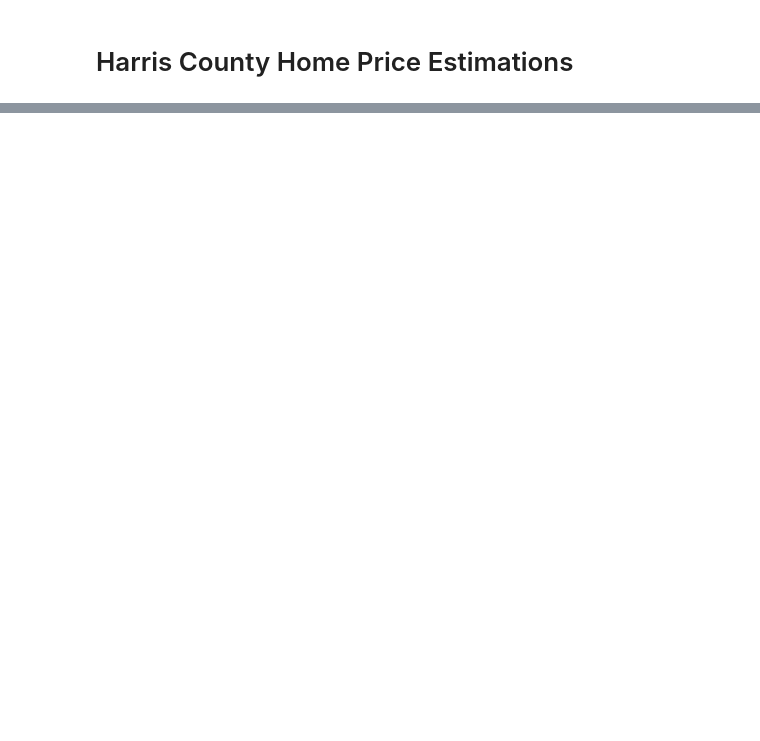
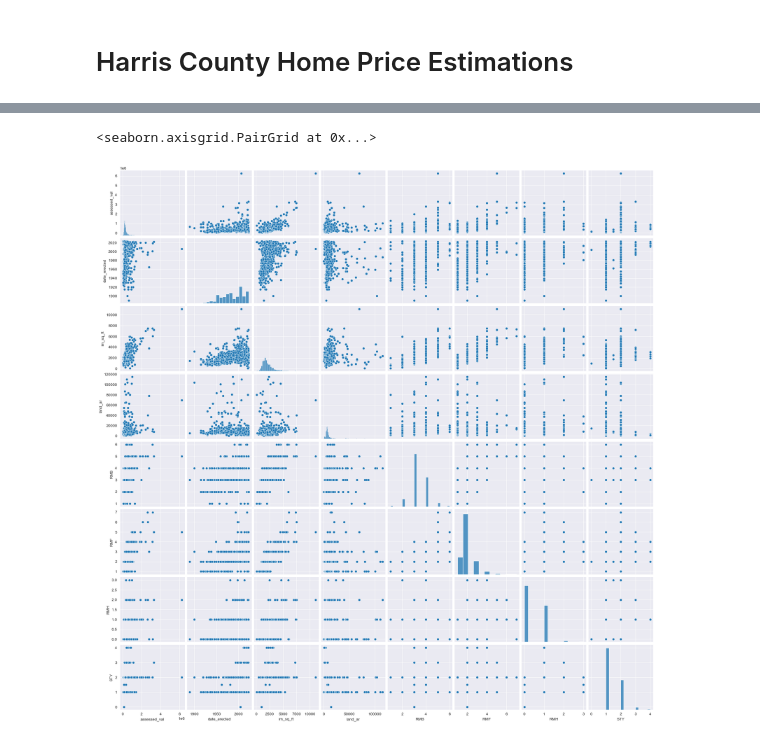
Before and after one commit to PorkChopExpress86/HouseProtestValues, a Jupyter notebook: HouseValues-continuous.ipynb, the cells around one changed output, grey strips where cells are left out. Cells and saved outputs as stored; diff of their text form; code cells hidden in the pictures; blank space fills up the shorter version.

```diff
--- a/HouseValues-continuous.ipynb
+++ b/HouseValues-continuous.ipynb
@@ -100,2 +88,5 @@ fixtures = None
 # %%
-# sns.pairplot(data=all_df, vars=['assessed_val', 'date_erected', 'im_sq_ft', 'school_dist', 'Neighborhood_Code'])
+sns.pairplot(data=sample_df, vars=['assessed_val', 'date_erected', 'im_sq_ft', 'land_ar', 'RMB', 'RMF', 'RMH', 'STY'])
+# %% [output]
+<seaborn.axisgrid.PairGrid at 0x...>
+[figure, added]
```
Also changed, not shown: parts of 20 cells of this notebook.
